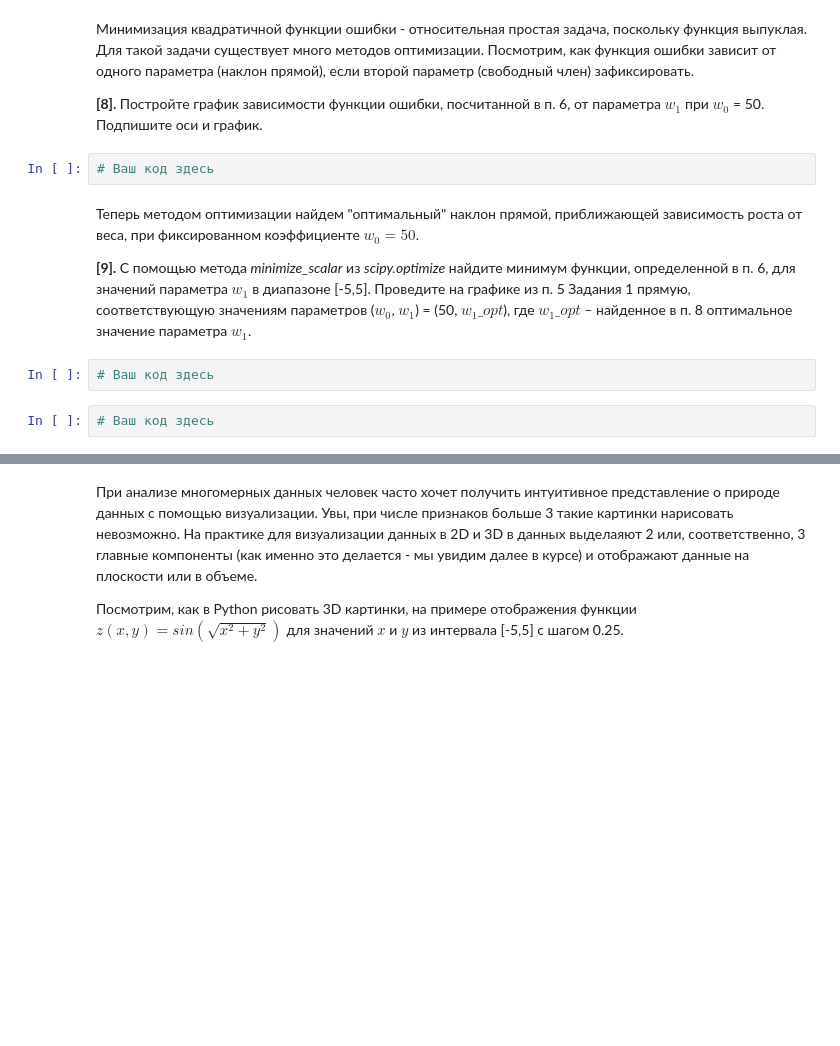
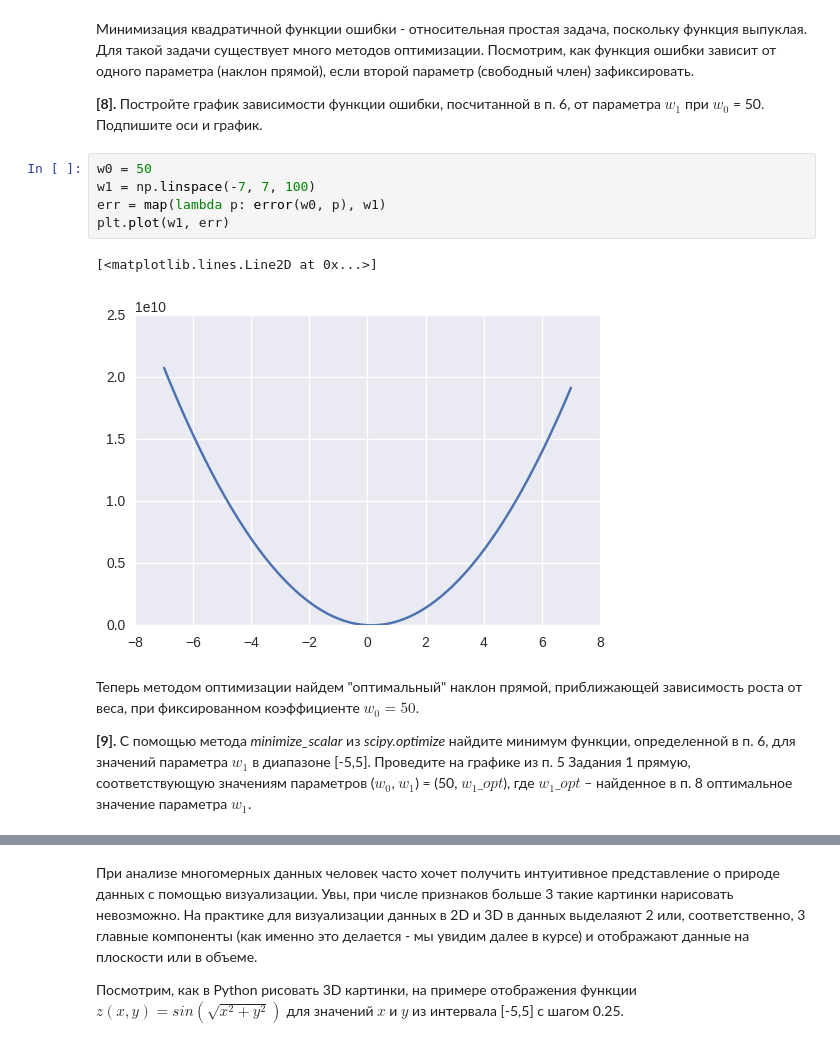
Before and after one commit to nuzhdov/ml_class, a Jupyter notebook: mlad_spec/ml_on_labeled_data/week1/peer_review_linreg_height_weight.ipynb, the cells around one changed output, grey strips where cells are left out. Cells and saved outputs as stored; diff of their text form; blank space fills up the shorter version.

```diff
--- a/mlad_spec/ml_on_labeled_data/week1/peer_review_linreg_height_weight.ipynb
+++ b/mlad_spec/ml_on_labeled_data/week1/peer_review_linreg_height_weight.ipynb
@@ -157,13 +156,15 @@ make_model_plot([(60, 0.05), (50, 0.16)])
 Минимизация квадратичной функции ошибки - относительная простая задача, поскольку функция выпуклая. Для такой задачи существует много методов оптимизации. Посмотрим, как функция ошибки зависит от одного параметра (наклон прямой), если второй параметр (свободный член) зафиксировать.
 
 **[8].** Постройте график зависимости функции ошибки, посчитанной в п. 6, от параметра $w_1$ при $w_0$ = 50. Подпишите оси и график.
-# %%
-# Ваш код здесь
+# %%
+w0 = 50
+w1 = np.linspace(-7, 7, 100)
+err = map(lambda p: error(w0, p), w1)
+plt.plot(w1, err)
+# %% [output]
+[<matplotlib.lines.Line2D at 0x...>]
+[figure, added]
 # %% [markdown]
 Теперь методом оптимизации найдем "оптимальный" наклон прямой, приближающей зависимость роста от веса, при фиксированном коэффициенте $w_0 = 50$.
 
 **[9].** С помощью метода *minimize_scalar* из *scipy.optimize* найдите минимум функции, определенной в п. 6, для значений параметра  $w_1$ в диапазоне [-5,5]. Проведите на графике из п. 5 Задания 1 прямую, соответствующую значениям параметров ($w_0$, $w_1$) = (50, $w_1\_opt$), где $w_1\_opt$ – найденное в п. 8 оптимальное значение параметра $w_1$.
-# %%
-# Ваш код здесь
-# %%
-# Ваш код здесь
```
Also changed, not shown: parts of 9 cells of this notebook.
